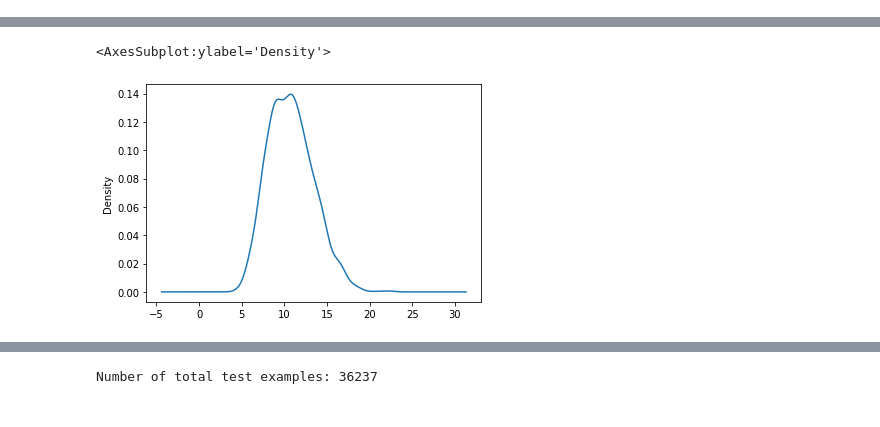
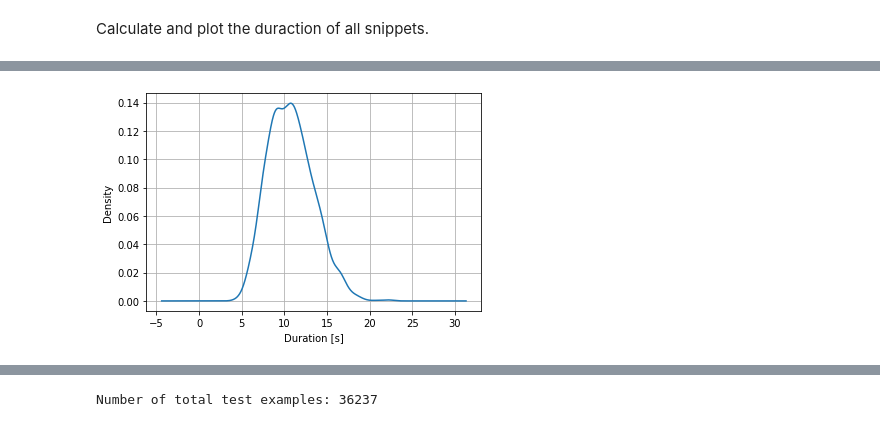
Before and after one commit to yossing-audatic/noisy_speech_test_sets, a Jupyter notebook: WHAMVox/analyses.ipynb, the cells around one changed output, grey strips where cells are left out. Drawn from its saved outputs; the diff is of its cells as text; code cells hidden in the pictures.

```diff
--- a/WHAMVox/analyses.ipynb
+++ b/WHAMVox/analyses.ipynb
@@ -9,5 +9,7 @@ from scipy import stats
 from scipy.io import wavfile
 import collections
 # %%
-DATA_DIR = "/path/to/downloaded/WHAM/Vox/datasets"
-WORKING_DIR = "/path/to/working/dir"
+# DATA_DIR = "/path/to/downloaded/WHAM/Vox/datasets"
+# WORKING_DIR = "/path/to/working/dir"
+DATA_DIR = "/media/share/home/paul/wham_noise/"
+WORKING_DIR = "/media/share/home/paul/code/noisy_speech_test_sets/WHAMVox/"
@@ -46,6 +57,8 @@ Number of files with estimated SNR below threshold of -12dB: 1941.
 | 2 | 22go0107_0.079969_051c010u_-0.079... | MakeWesting416minus30fromeast_201... | 7877497 | 8102501 | -13.970667 |
 | 3 | 444o0314_2.1819_053o020e_-2.1819.wav | WholeFoodsCafeTest1._2018-10-23_1... | 18044582 | 18228848 | -12.185235 |
 | 4 | 423o0304_1.419_420c020x_-1.419.wav | CalafiaTaqueria1facingeastat17_20... | 10299938 | 10448472 | -23.142106 |
+# %% [markdown]
+Calculate and plot the duraction of all snippets.
 # %%
 # Calculation duration of all snippets.
 duration = {}
@@ -71,7 +84,8 @@ Average duration: 10.775349658681092
 | 3 | 444o0314_2.1819_053o020e_-2.1819.wav | WholeFoodsCafeTest1._2018-10-23_1... | 18044582 | 18228848 | -12.185235 | 11.516625 |
 | 4 | 423o0304_1.419_420c020x_-1.419.wav | CalafiaTaqueria1facingeastat17_20... | 10299938 | 10448472 | -23.142106 | 9.283375 |
 # %%
-wham_test.duration.plot(kind="kde")
+ax = wham_test.duration.plot(kind="kde")
+ax.set_xlabel("Duration [s]")
+ax.grid()
 # %% [output]
-<AxesSubplot:ylabel='Density'>
-[figure, old version]
+[figure, new version]
```
Also changed, not shown: parts of 27 cells of this notebook, 2 other files.
